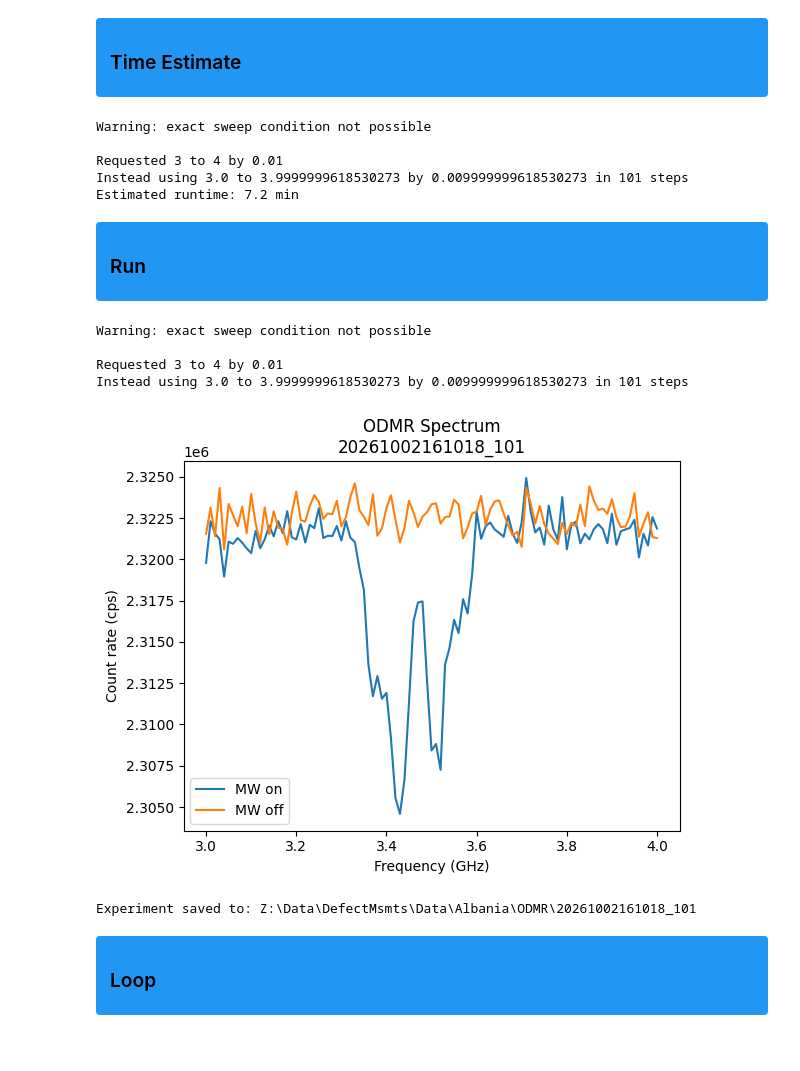
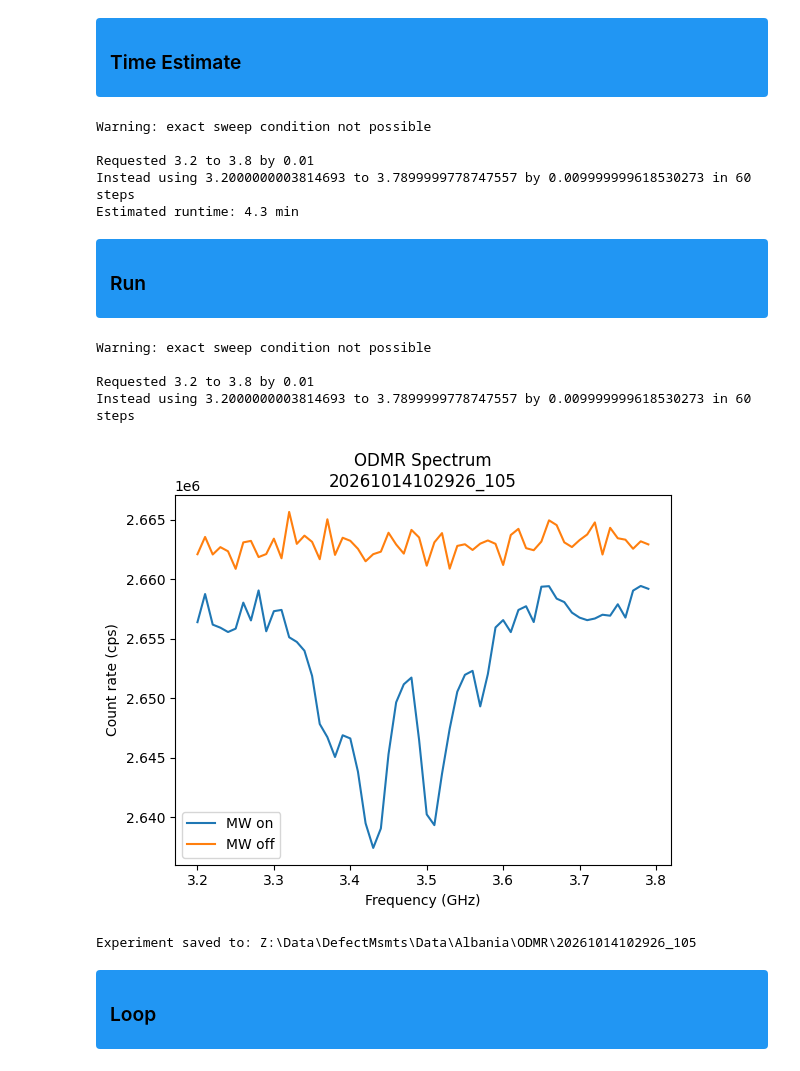
Before and after one commit to jeree-m/qick-dawg, a Jupyter notebook: jupyter_notebooks/ODMR_Rabi_T1.ipynb, the cells around one changed output. Cells and saved outputs as stored; diff of their text form; code cells hidden in the pictures.

```diff
--- a/jupyter_notebooks/ODMR_Rabi_T1.ipynb
+++ b/jupyter_notebooks/ODMR_Rabi_T1.ipynb
@@ -160,8 +157,8 @@ laser_power = 40
 mw_gain = 4000
 reps = 10000
 relax_delay_treg = 500
-sweep_start_fGHz = 3
-sweep_stop_fGHz = 4
+sweep_start_fGHz = 3.2
+sweep_stop_fGHz = 3.8
 sweep_step_fGHz = 0.01
 nd_filter_OD = 0
 
@@ -180,9 +177,9 @@ print(f"Estimated runtime: {est_seconds/60:.1f} min")
 # %% [output]
 Warning: exact sweep condition not possible
 
-Requested 3 to 4 by 0.01
-Instead using 3.0 to 3.9999999618530273 by 0.009999999618530273 in 101 steps
-Estimated runtime: 7.2 min
+Requested 3.2 to 3.8 by 0.01
+Instead using 3.2000000003814693 to 3.7899999778747557 by 0.009999999618530273 in 60 steps
+Estimated runtime: 4.3 min
 # %% [markdown]
 <div style="background-color:#2196F3; padding:8px 14px; border-radius:4px;">
 <h3 style="color:black; margin:0;">  Run </h3>
@@ -191,12 +188,12 @@ Estimated runtime: 7.2 min
 config = copy(default_config)
 
 # ---- Experimental Parameters (knobs) ----
-laser_power = 35       # LP
+laser_power = 40       # LP
 mw_gain = 4000 # MW gain
 reps = 10000
 relax_delay_treg = 500
-sweep_start_fGHz = 3
-sweep_stop_fGHz = 4
+sweep_start_fGHz = 3.2
+sweep_stop_fGHz = 3.8
 sweep_step_fGHz = 0.01
 nd_filter_OD = 0.5
 
@@ -260,37 +257,37 @@ np.savetxt(
 # ---- Plot ----
 exposure_time_s = config.reps * config.readout_integration_tus * 1e-6
 signal_cps = odmr.signal / exposure_time_s
 reference_cps = odmr.reference / exposure_time_s
 
 fig, ax = plt.subplots()
 ax.plot(odmr.frequencies/1000, signal_cps, label="MW on")
 ax.plot(odmr.frequencies/1000, reference_cps, label="MW off")
 ax.set_title(f"ODMR Spectrum\n{experiment_id}")
 ax.set_ylabel("Count rate (cps)")
 ax.set_xlabel("Frequency (GHz)")
 ax.legend()
 
 fig.savefig(experiment_folder / "odmr_spectrum.png", dpi=300, bbox_inches="tight")
 plt.show()
 
 # # ---- Contrast plot ----
 # fig2, ax2 = plt.subplots()
 # ax2.plot(odmr.frequencies/1000, contrast)
 # ax2.set_title(f"ODMR Contrast\n{experiment_id}")
 # ax2.set_ylabel("Contrast (%)")
 # ax2.set_xlabel("Frequency (GHz)")
 
 # fig2.savefig(experiment_folder / "odmr_contrast.png", dpi=300, bbox_inches="tight")
 # # plt.show()
 
 print(f"Experiment saved to: {experiment_folder}")
 # %% [output]
 Warning: exact sweep condition not possible
 
-Requested 3 to 4 by 0.01
-Instead using 3.0 to 3.9999999618530273 by 0.009999999618530273 in 101 steps
+Requested 3.2 to 3.8 by 0.01
+Instead using 3.2000000003814693 to 3.7899999778747557 by 0.009999999618530273 in 60 steps
-[figure, old version]
+[figure, new version]
-Experiment saved to: Z:\Data\DefectMsmts\Data\Albania\ODMR\20261002161018_101
+Experiment saved to: Z:\Data\DefectMsmts\Data\Albania\ODMR\20261014102926_105
 # %% [markdown]
 <div style="background-color:#2196F3; padding:8px 14px; border-radius:4px;">
 <h3 style="color:black; margin:0;"> Loop </h3>
```
Also changed, not shown: parts of 16 cells of this notebook, 5 other files.
